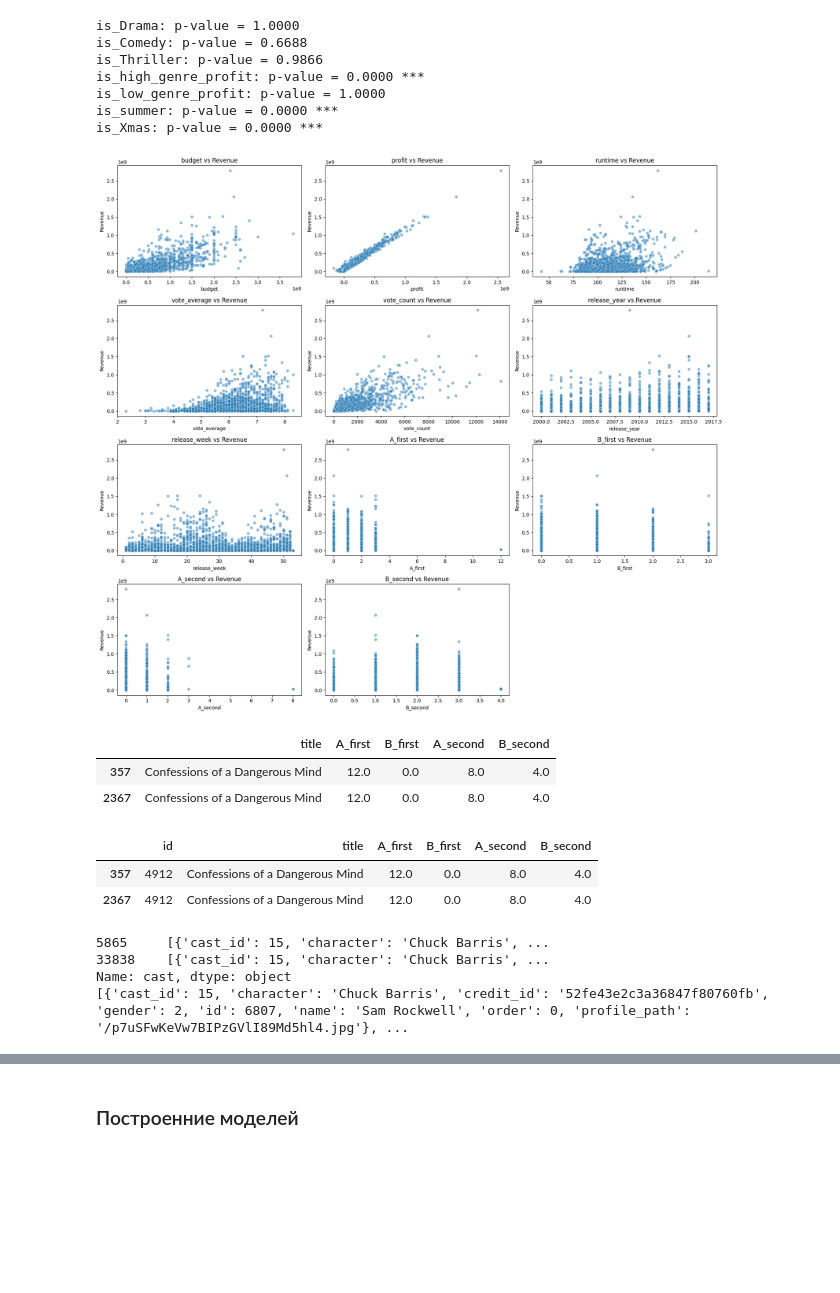
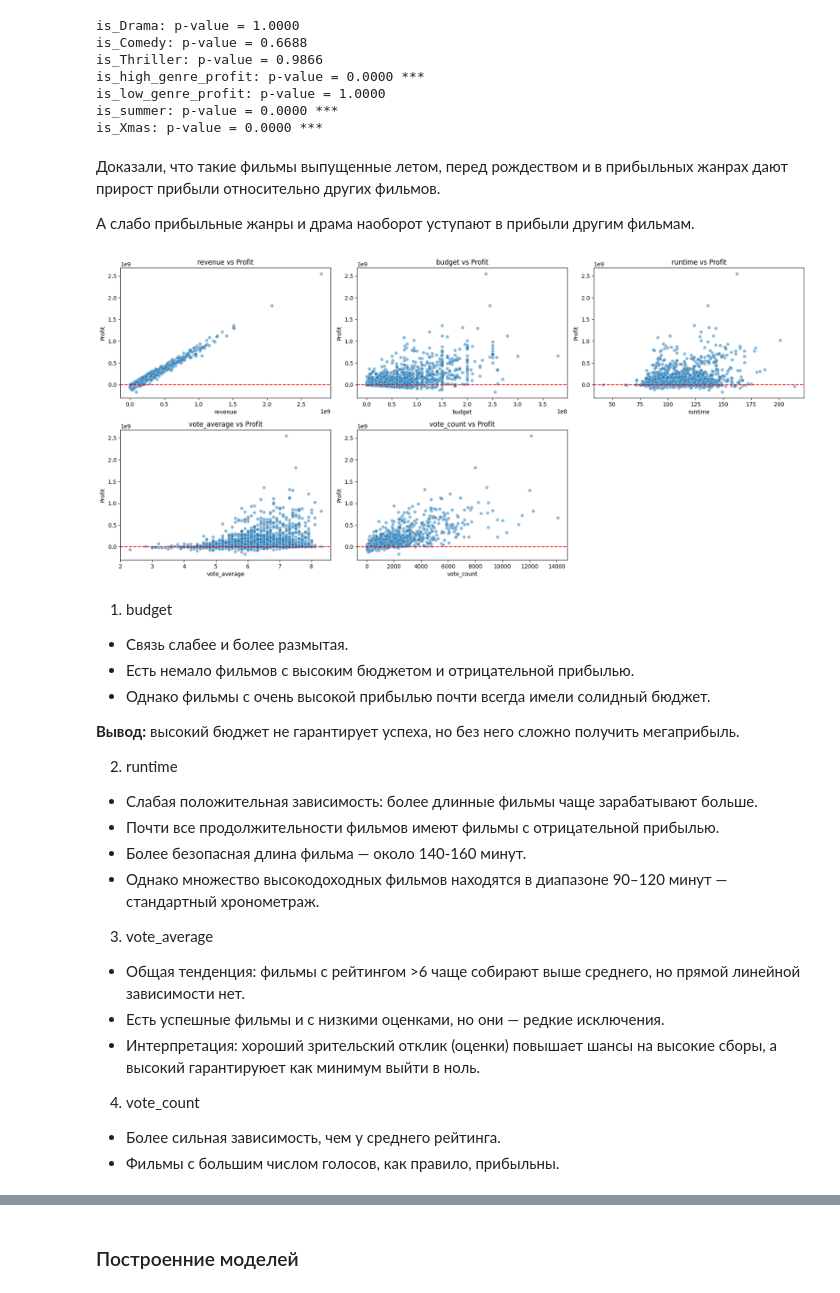
Before and after one commit to vital228/MISIS2024_PYTHON, a Jupyter notebook: Итоговая работа.ipynb, the cells around one changed output, grey strips where cells are left out. Drawn from its saved outputs; the diff is of its cells as text; code cells hidden in the pictures; blank space fills up the shorter version.

```diff
--- a/Итоговая работа.ipynb
+++ b/Итоговая работа.ipynb
@@ -671,6 +791,6 @@ Risto Kaskilahti      141971    9        3
 Name: count, dtype: int64
 # %%
-df_actor_movies[['actor_name', 'movie_id', 'order']].drop_duplicates().shape[0]
+df_actor_movies = df_actor_movies[['actor_name', 'movie_id', 'order']].drop_duplicates()
 # %%
 df_movies[df_movies['id'] == 3506][['title', 'release_date', 'budget', 'revenue']]
 # %% [output]
@@ -1338,11 +1488,11 @@ actor_features'cluster' = actor_features'cluster'.map({
 })
 # %%
 actor_features['cluster'] = actor_features['cluster'].map({
-    4: 'A',
+    4: 'C',
     2: 'B',
     0: 'B',
     1: 'C',
-    3: 'C',
+    3: 'A',
 })
 
 actor_features.columns
@@ -1405,4 +1552,6 @@ Brad Pitt            4912        4
 Name: count, dtype: int64
+# %%
+df_full_actor = df_full_actor[['actor_name', 'movie_id', 'order', 'cluster']].drop_duplicates()
 # %%
 pair_counts = df_full_actor[['actor_name', 'movie_id']].value_counts()
 
@@ -1557,5 +1705,5 @@ plt.show()
 # %%
-genre_cols = ['is_Drama', 'is_Comedy', 'is_Thriller', 'is_Romance', 'is_Action']
+genre_cols = ['is_Drama', 'is_Comedy', 'is_Thriller']
 genre_combinations = df_movies[genre_cols].apply(lambda x: '|'.join(x.index[x==1]), axis=1)
 df_movies['genre_combo'] = genre_combinations
 
@@ -1606,6 +1756,10 @@ is_high_genre_profit: p-value = 0.0000 ***
 is_low_genre_profit: p-value = 1.0000
 is_summer: p-value = 0.0000 ***
 is_Xmas: p-value = 0.0000 ***
+# %% [markdown]
+Доказали, что такие фильмы выпущенные летом, перед рождеством и в прибыльных жанрах дают прирост прибыли относительно других фильмов.
+
+А слабо прибыльные жанры и драма наоборот уступают в прибыли другим фильмам.
 # %%
 import datetime as dt
 df_movies['years_since_release'] = 2017 - df_movies['release_year']
@@ -1615,39 +1769,40 @@ numeric_columns.remove('release_week')
 # %%
 n_cols = 3
 n_rows = (len(numeric_columns) + n_cols - 1) // n_cols
 
 plt.figure(figsize=(6 * n_cols, 4 * n_rows))
 
-for i, col in enumerate([c for c in numeric_columns if c != 'revenue']):
+for i, col in enumerate([c for c in numeric_columns if c not in ['profit', 'A_first', 'B_first', 'A_second', 'B_second']]):
     plt.subplot(n_rows, n_cols, i + 1)
-    sns.scatterplot(x=df_movies[col], y=df_movies['revenue'], alpha=0.5)
-    plt.title(f'{col} vs Revenue')
+    sns.scatterplot(x=df_movies[col], y=df_movies['profit'], alpha=0.5)
+    plt.axhline(0, color='red', linestyle='--')
+    plt.title(f'{col} vs Profit')
     plt.xlabel(col)
-    plt.ylabel('Revenue')
+    plt.ylabel('Profit')
 
 plt.tight_layout()
 plt.show()
 # %% [output]
-[figure, old version]
+[figure, new version]
-# %%
-df_movies[df_movies['A_first'] == 12][['title', 'A_first', 'B_first', 'A_second', 'B_second']].head(10)
-# %% [output]
-|  | title | A_first | B_first | A_second | B_second |
-| 357 | Confessions of a Dangerous Mind | 12.0 | 0.0 | 8.0 | 4.0 |
-| 2367 | Confessions of a Dangerous Mind | 12.0 | 0.0 | 8.0 | 4.0 |
-# %%
-df_movies[df_movies['A_second'] == 8][['id', 'title', 'A_first', 'B_first', 'A_second', 'B_second']].head(10)
-# %% [output]
-|  | id | title | A_first | B_first | A_second | B_second |
-| 357 | 4912 | Confessions of a Dangerous Mind | 12.0 | 0.0 | 8.0 | 4.0 |
-| 2367 | 4912 | Confessions of a Dangerous Mind | 12.0 | 0.0 | 8.0 | 4.0 |
-# %%
-cast = df_cast[df_cast['id'] == 4912]['cast']
-print(cast)
-cast = ast.literal_eval(cast.iloc[0]) if isinstance(cast.iloc[0], str) else cast.iloc[0]
-print(cast)
-# %% [output]
-5865     [{'cast_id': 15, 'character': 'Chuck Barris', ...
-33838    [{'cast_id': 15, 'character': 'Chuck Barris', ...
-Name: cast, dtype: object
-[{'cast_id': 15, 'character': 'Chuck Barris', 'credit_id': '52fe43e2c3a36847f80760fb', 'gender': 2, 'id': 6807, 'name': 'Sam Rockwell', 'order': 0, 'profile_path': '/p7uSFwKeVw7BIPzGVlI89Md5hl4.jpg'}, ...
+# %% [markdown]
+1. budget
+- Связь слабее и более размытая.
+- Есть немало фильмов с высоким бюджетом и отрицательной прибылью.
+- Однако фильмы с очень высокой прибылью почти всегда имели солидный бюджет.
+
+**Вывод:** высокий бюджет не гарантирует успеха, но без него сложно получить мегаприбыль.
+
+2. runtime
+- Слабая положительная зависимость: более длинные фильмы чаще зарабатывают больше.
+- Почти все продолжительности фильмов имеют фильмы с отрицательной прибылью.
+- Более безопасная длина фильма — около 140-160 минут.
+- Однако множество высокодоходных фильмов находятся в диапазоне 90–120 минут — стандартный хронометраж.
+
+3. vote_average
+- Общая тенденция: фильмы с рейтингом >6 чаще собирают выше среднего, но прямой линейной зависимости нет.
+- Есть успешные фильмы и с низкими оценками, но они — редкие исключения.
+- Интерпретация: хороший зрительский отклик (оценки) повышает шансы на высокие сборы, а высокий гарантируюет как минимум выйти в ноль.
+
+4. vote_count
+- Более сильная зависимость, чем у среднего рейтинга.
+- Фильмы с большим числом голосов, как правило, прибыльны.
```
Also changed, not shown: parts of 66 cells of this notebook.
